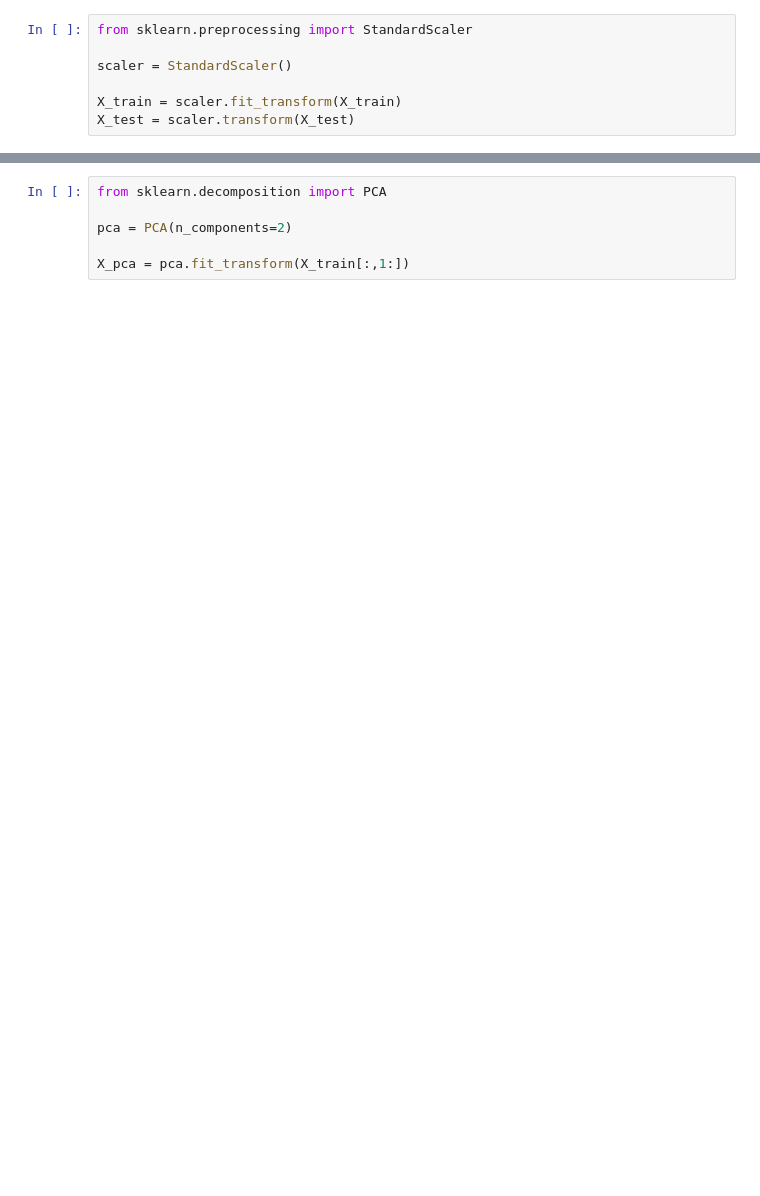
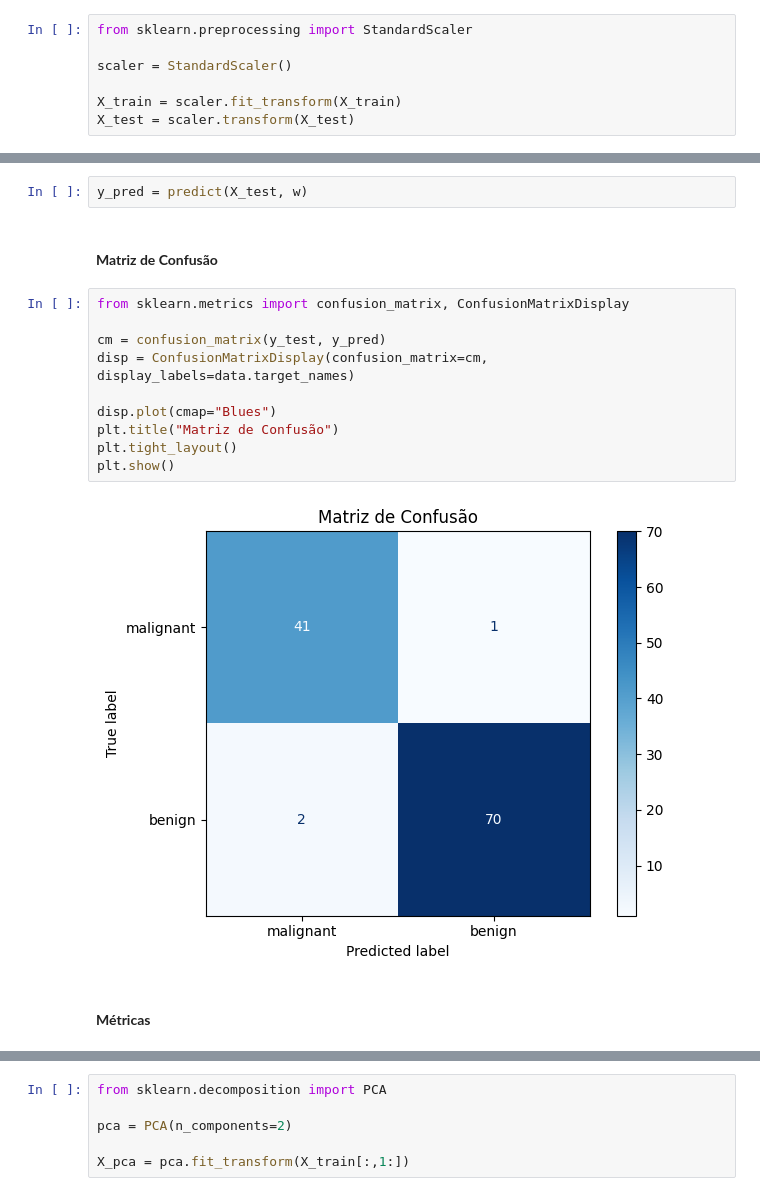
Before and after one commit to gabdourado/AI, a Jupyter notebook: Optimization/Gradient_Descent_ML.ipynb, the cells around one changed output, grey strips where cells are left out. Cells and saved outputs as stored; diff of their text form; blank space fills up the shorter version.

```diff
--- a/Optimization/Gradient_Descent_ML.ipynb
+++ b/Optimization/Gradient_Descent_ML.ipynb
@@ -262,0 +316,18 @@ Accuracy: 97.37%
+# %%
+y_pred = predict(X_test, w)
+# %% [markdown]
+#### **Matriz de Confusão**
+# %%
+from sklearn.metrics import confusion_matrix, ConfusionMatrixDisplay
+
+cm = confusion_matrix(y_test, y_pred)
+disp = ConfusionMatrixDisplay(confusion_matrix=cm, display_labels=data.target_names)
+
+disp.plot(cmap="Blues")
+plt.title("Matriz de Confusão")
+plt.tight_layout()
+plt.show()
+# %% [output]
+[figure, added]
+# %% [markdown]
+#### **Métricas**
```
Also changed, not shown: parts of 37 cells of this notebook.
